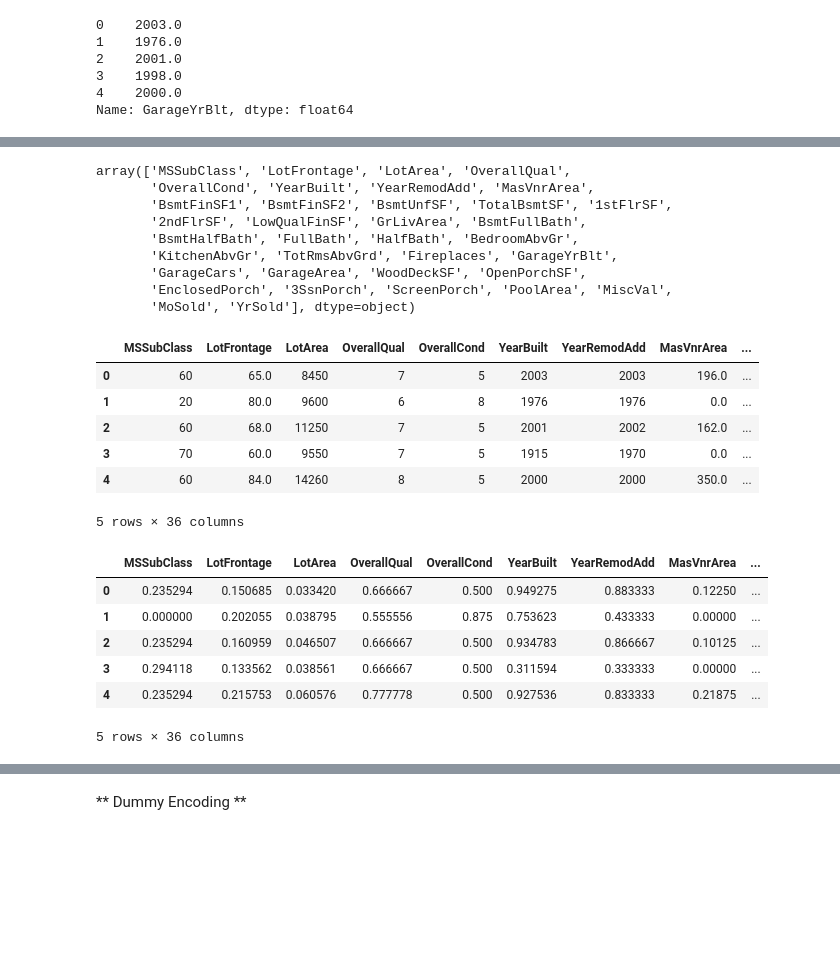
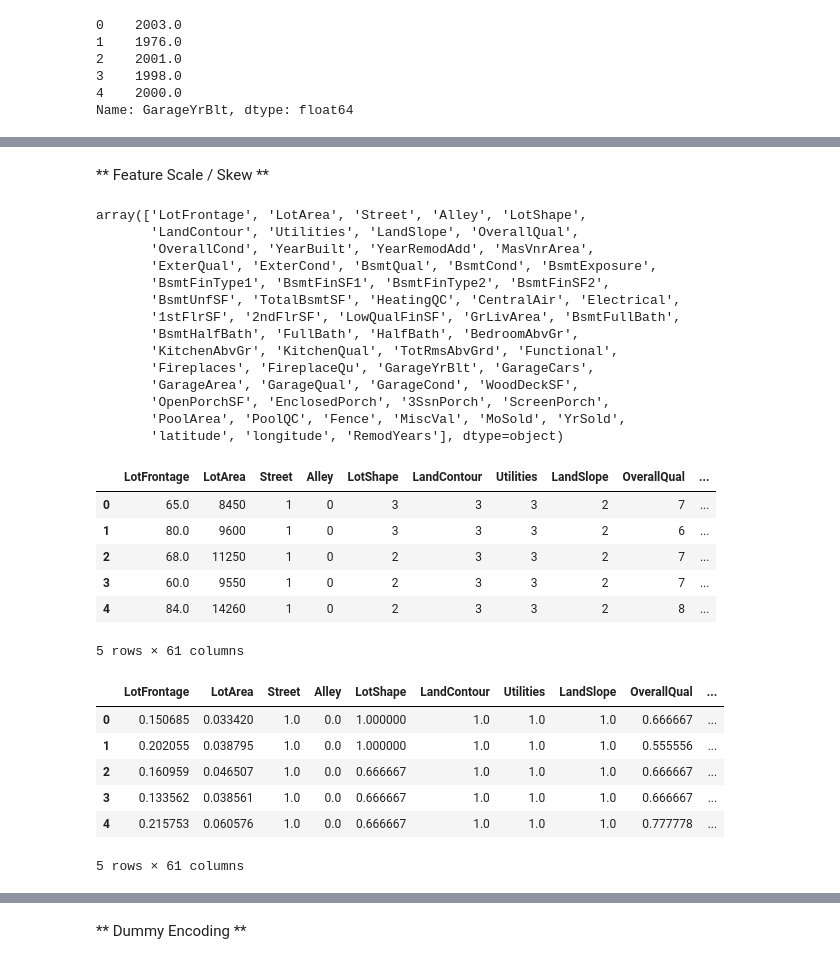
Before and after one commit to SunnyMarkLiu/Kaggle-House-Prices, a Jupyter notebook: Predict_House_Prices.ipynb, the cells around one changed output, grey strips where cells are left out. Saved outputs shown, nothing was run; the diff lists cells and outputs as text; code cells hidden in the pictures; blank space fills up the shorter version.

```diff
--- a/Predict_House_Prices.ipynb
+++ b/Predict_House_Prices.ipynb
@@ -443,0 +474,26 @@ Feature Scale
+# %%
+conbined_data = conbined_data.replace(
+    {'Street': {'Grvl': 0, 'Pave': 1},
+     'Alley': {'NA':0, 'Grvl': 1, 'Pave': 2},
+     'LotShape': {'IR1':2, 'IR2':1, 'IR3':0, 'Reg':3},
+     'LandContour': {'Low':0, 'HLS':1, 'Bnk':2, 'Lvl':3},
+     'Utilities': {'AllPub':3, 'NoSeWa': 1, 'NoSewr': 2, 'ELO': 0},
+     'LandSlope': {'Sev':0, 'Gtl':2, 'Mod':1},
+     'ExterQual': {'Ex': 4, 'Gd': 3, 'TA': 2, 'Fa': 1,'Po': 0},
+     'ExterCond': {'Ex': 4, 'Gd': 3, 'TA': 2, 'Fa': 1,'Po': 0},
+     'BsmtExposure': {'Gd': 4, 'Av': 3, 'Mn': 2, 'No': 1,'NA': 0},
+     'BsmtQual': {'Ex': 5, 'Gd': 4, 'TA': 3, 'Fa': 2,'Po': 1,'NA': 0},
+     'BsmtCond': {'Ex': 5, 'Gd': 4, 'TA': 3, 'Fa': 2,'Po': 1,'NA': 0},
+     'BsmtFinType1': {'NA':0, 'Unf':1, 'LwQ':2, 'Rec':3, 'BLQ':4, 'ALQ':5, 'GLQ':6},
+     'BsmtFinType2': {'NA':0, 'Unf':1, 'LwQ':2, 'Rec':3, 'BLQ':4, 'ALQ':5, 'GLQ':6},
+     'HeatingQC': {'Ex': 4, 'Gd': 3, 'TA': 2, 'Fa': 1,'Po': 0},
+     'CentralAir': {'N':0, 'Y':1},
+     'Electrical': {'Mix':0, 'FuseP':1, 'FuseF':2, 'FuseA':3, 'SBrkr':5},
+     'KitchenQual': {'Ex': 4, 'Gd': 3, 'TA': 2, 'Fa': 1, 'Po': 0},
+     'Functional': {'Typ':7,'Min1':6,'Min2':5,'Mod':4,'Maj1':3,'Maj2':2,'Sev':1,'Sal': 0},
+     'FireplaceQu': {'Ex': 5, 'Gd': 4, 'TA': 3, 'Fa': 2, 'Po': 1, 'NA': 0},
+     'GarageQual': {'Ex': 5, 'Gd': 4, 'TA': 3, 'Fa': 2, 'Po': 1, 'NA': 0},
+     'GarageCond': {'Ex': 5, 'Gd': 4, 'TA': 3, 'Fa': 2, 'Po': 1, 'NA': 0},
+     'PoolQC': {'Ex': 4, 'Gd': 3, 'TA': 2, 'Fa': 1, 'NA': 0},
+     'Fence': {'GdPrv': 4, 'GdWo': 3, 'MnPrv': 2, 'MnWw': 1, 'NA': 0},
+    })
@@ -444,41 +570,48 @@ Feature Scale
+# %%
+conbined_data['RemodYears'] = conbined_data['YearRemodAdd'] - conbined_data['YearBuilt']
+# %% [markdown]
+** Feature Scale / Skew **
 # %%
 from sklearn.preprocessing import MinMaxScaler
 # remove warnings
 import warnings
 warnings.filterwarnings('ignore')
 
 num_column_names = conbined_data.select_dtypes(exclude=['object']).columns.values
 num_column_names = num_column_names[1:]
 display(num_column_names)
 
-MinMaxScaler().fit_transform(conbined_data[num_column_names])
-
 display(conbined_data[num_column_names].head())
 conbined_data[num_column_names] = conbined_data[num_column_names].apply(
                            lambda x: MinMaxScaler().fit_transform(x))
 
 display(conbined_data[num_column_names].head())
 # %% [output]
-array(['MSSubClass', 'LotFrontage', 'LotArea', 'OverallQual',
+array(['LotFrontage', 'LotArea', 'Street', 'Alley', 'LotShape',
+       'LandContour', 'Utilities', 'LandSlope', 'OverallQual',
        'OverallCond', 'YearBuilt', 'YearRemodAdd', 'MasVnrArea',
-       'BsmtFinSF1', 'BsmtFinSF2', 'BsmtUnfSF', 'TotalBsmtSF', '1stFlrSF',
-       '2ndFlrSF', 'LowQualFinSF', 'GrLivArea', 'BsmtFullBath',
+       'ExterQual', 'ExterCond', 'BsmtQual', 'BsmtCond', 'BsmtExposure',
+       'BsmtFinType1', 'BsmtFinSF1', 'BsmtFinType2', 'BsmtFinSF2',
+       'BsmtUnfSF', 'TotalBsmtSF', 'HeatingQC', 'CentralAir', 'Electrical',
+       '1stFlrSF', '2ndFlrSF', 'LowQualFinSF', 'GrLivArea', 'BsmtFullBath',
        'BsmtHalfBath', 'FullBath', 'HalfBath', 'BedroomAbvGr',
-       'KitchenAbvGr', 'TotRmsAbvGrd', 'Fireplaces', 'GarageYrBlt',
-       'GarageCars', 'GarageArea', 'WoodDeckSF', 'OpenPorchSF',
-       'EnclosedPorch', '3SsnPorch', 'ScreenPorch', 'PoolArea', 'MiscVal',
-       'MoSold', 'YrSold'], dtype=object)
+       'KitchenAbvGr', 'KitchenQual', 'TotRmsAbvGrd', 'Functional',
+       'Fireplaces', 'FireplaceQu', 'GarageYrBlt', 'GarageCars',
+       'GarageArea', 'GarageQual', 'GarageCond', 'WoodDeckSF',
+       'OpenPorchSF', 'EnclosedPorch', '3SsnPorch', 'ScreenPorch',
+       'PoolArea', 'PoolQC', 'Fence', 'MiscVal', 'MoSold', 'YrSold',
+       'latitude', 'longitude', 'RemodYears'], dtype=object)
-|  | MSSubClass | LotFrontage | LotArea | OverallQual | OverallCond | YearBuilt | YearRemodAdd | MasVnrArea | ... |
-| 0 | 60 | 65.0 | 8450 | 7 | 5 | 2003 | 2003 | 196.0 | ... |
-| 1 | 20 | 80.0 | 9600 | 6 | 8 | 1976 | 1976 | 0.0 | ... |
-| 2 | 60 | 68.0 | 11250 | 7 | 5 | 2001 | 2002 | 162.0 | ... |
-| 3 | 70 | 60.0 | 9550 | 7 | 5 | 1915 | 1970 | 0.0 | ... |
-| 4 | 60 | 84.0 | 14260 | 8 | 5 | 2000 | 2000 | 350.0 | ... |
+|  | LotFrontage | LotArea | Street | Alley | LotShape | LandContour | Utilities | LandSlope | OverallQual | ... |
+| 0 | 65.0 | 8450 | 1 | 0 | 3 | 3 | 3 | 2 | 7 | ... |
+| 1 | 80.0 | 9600 | 1 | 0 | 3 | 3 | 3 | 2 | 6 | ... |
+| 2 | 68.0 | 11250 | 1 | 0 | 2 | 3 | 3 | 2 | 7 | ... |
+| 3 | 60.0 | 9550 | 1 | 0 | 2 | 3 | 3 | 2 | 7 | ... |
+| 4 | 84.0 | 14260 | 1 | 0 | 2 | 3 | 3 | 2 | 8 | ... |
-5 rows × 36 columns
+5 rows × 61 columns
-|  | MSSubClass | LotFrontage | LotArea | OverallQual | OverallCond | YearBuilt | YearRemodAdd | MasVnrArea | ... |
-| 0 | 0.235294 | 0.150685 | 0.033420 | 0.666667 | 0.500 | 0.949275 | 0.883333 | 0.12250 | ... |
-| 1 | 0.000000 | 0.202055 | 0.038795 | 0.555556 | 0.875 | 0.753623 | 0.433333 | 0.00000 | ... |
-| 2 | 0.235294 | 0.160959 | 0.046507 | 0.666667 | 0.500 | 0.934783 | 0.866667 | 0.10125 | ... |
-| 3 | 0.294118 | 0.133562 | 0.038561 | 0.666667 | 0.500 | 0.311594 | 0.333333 | 0.00000 | ... |
-| 4 | 0.235294 | 0.215753 | 0.060576 | 0.777778 | 0.500 | 0.927536 | 0.833333 | 0.21875 | ... |
+|  | LotFrontage | LotArea | Street | Alley | LotShape | LandContour | Utilities | LandSlope | OverallQual | ... |
+| 0 | 0.150685 | 0.033420 | 1.0 | 0.0 | 1.000000 | 1.0 | 1.0 | 1.0 | 0.666667 | ... |
+| 1 | 0.202055 | 0.038795 | 1.0 | 0.0 | 1.000000 | 1.0 | 1.0 | 1.0 | 0.555556 | ... |
+| 2 | 0.160959 | 0.046507 | 1.0 | 0.0 | 0.666667 | 1.0 | 1.0 | 1.0 | 0.666667 | ... |
+| 3 | 0.133562 | 0.038561 | 1.0 | 0.0 | 0.666667 | 1.0 | 1.0 | 1.0 | 0.666667 | ... |
+| 4 | 0.215753 | 0.060576 | 1.0 | 0.0 | 0.666667 | 1.0 | 1.0 | 1.0 | 0.777778 | ... |
-5 rows × 36 columns
+5 rows × 61 columns
```
Also changed, not shown: parts of 26 cells of this notebook, 4 other files.
